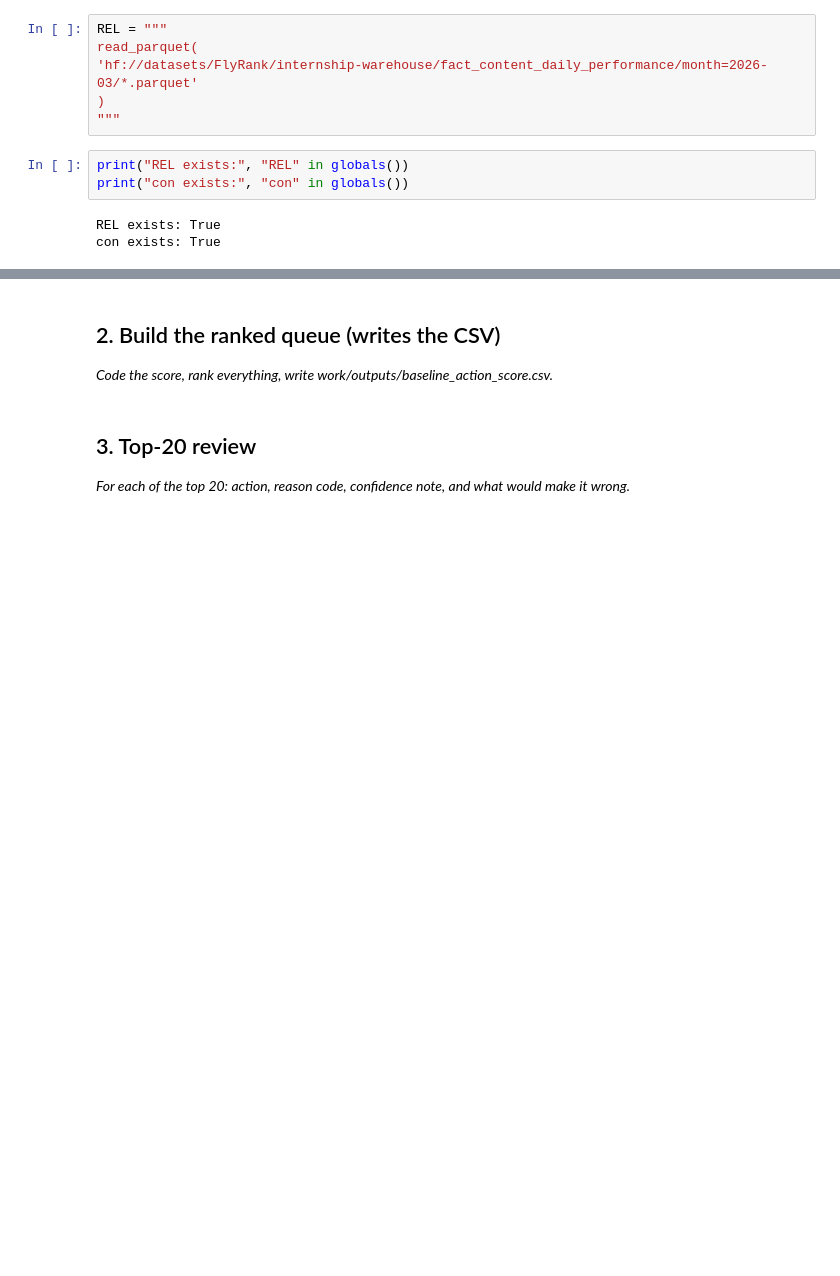
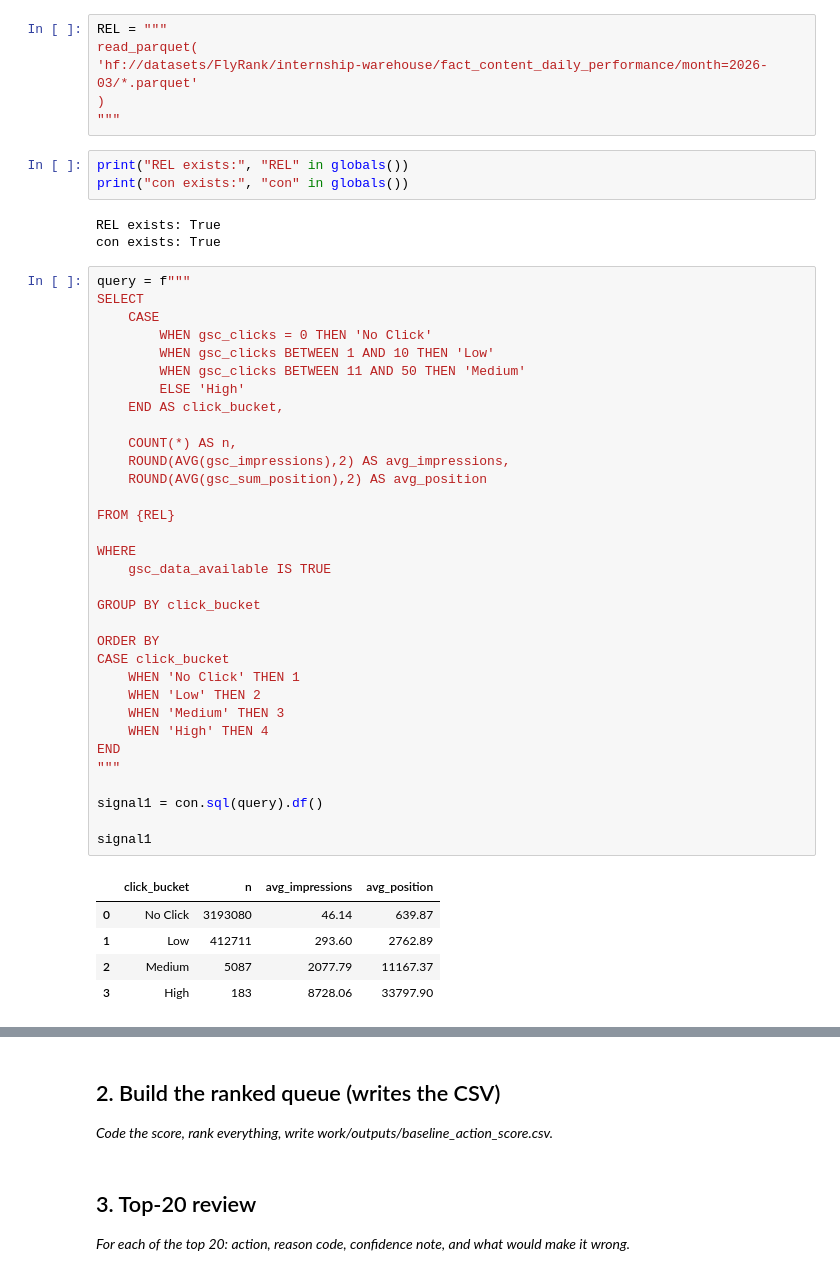
Before and after one commit to MukibHossain/ml-internship-starter, a Jupyter notebook: work/notebooks/w04_baseline_score.ipynb, the cells around one changed output, grey strips where cells are left out. Drawn from its saved outputs; the diff is of its cells as text; blank space fills up the shorter version.

Commit message:
Signal Check added

```diff
--- a/work/notebooks/w04_baseline_score.ipynb
+++ b/work/notebooks/w04_baseline_score.ipynb
@@ -55,3 +55,42 @@ print("con exists:", "con" in globals())
 # %% [output]
 REL exists: True
 con exists: True
+# %%
+query = f"""
+SELECT
+    CASE
+        WHEN gsc_clicks = 0 THEN 'No Click'
+        WHEN gsc_clicks BETWEEN 1 AND 10 THEN 'Low'
+        WHEN gsc_clicks BETWEEN 11 AND 50 THEN 'Medium'
+        ELSE 'High'
+    END AS click_bucket,
+
+    COUNT(*) AS n,
+    ROUND(AVG(gsc_impressions),2) AS avg_impressions,
+    ROUND(AVG(gsc_sum_position),2) AS avg_position
+
+FROM {REL}
+
+WHERE
+    gsc_data_available IS TRUE
+
+GROUP BY click_bucket
+
+ORDER BY
+CASE click_bucket
+    WHEN 'No Click' THEN 1
+    WHEN 'Low' THEN 2
+    WHEN 'Medium' THEN 3
+    WHEN 'High' THEN 4
+END
+"""
+
+signal1 = con.sql(query).df()
+
+signal1
+# %% [output]
+|  | click_bucket | n | avg_impressions | avg_position |
+| 0 | No Click | 3193080 | 46.14 | 639.87 |
+| 1 | Low | 412711 | 293.60 | 2762.89 |
+| 2 | Medium | 5087 | 2077.79 | 11167.37 |
+| 3 | High | 183 | 8728.06 | 33797.90 |
```
Also changed, not shown: parts of 2 cells of this notebook.
